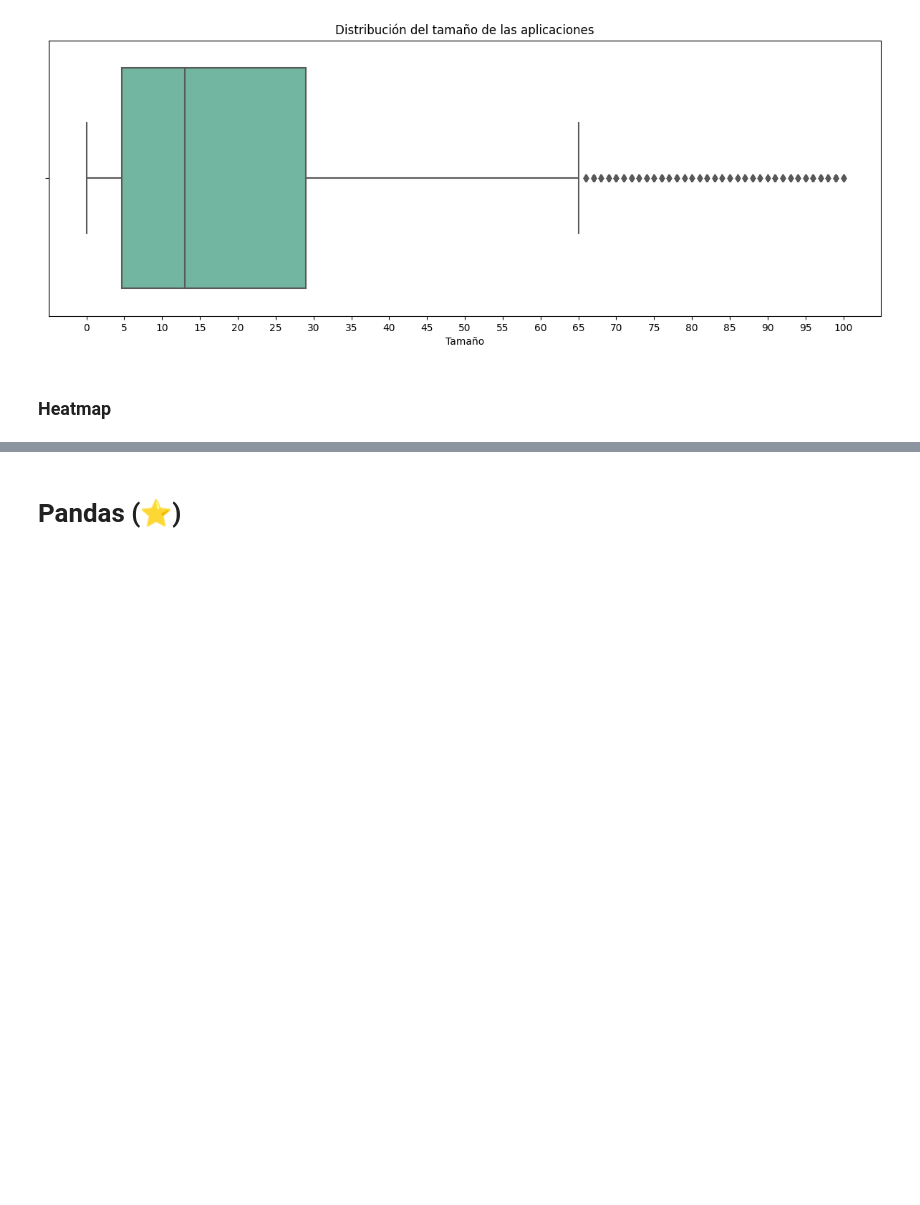
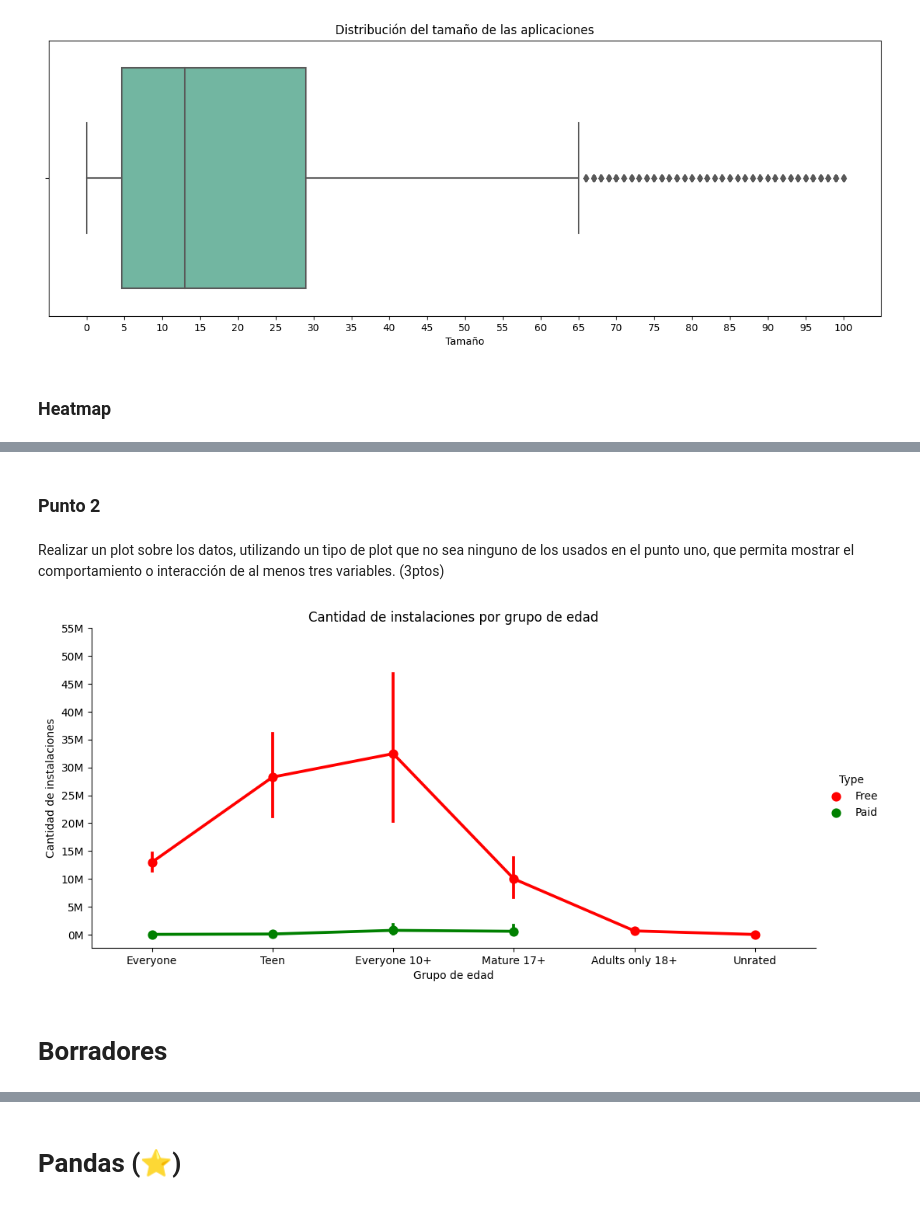
Before and after one commit to fernk01/Orga_Datos, a Jupyter notebook: tps/tp1/tp1.ipynb, the cells around one changed output, grey strips where cells are left out. Drawn from its saved outputs; the diff is of its cells as text; code cells hidden in the pictures; blank space fills up the shorter version.

```diff
--- a/tps/tp1/tp1.ipynb
+++ b/tps/tp1/tp1.ipynb
@@ -230,0 +239,16 @@ plt.show()
+# %% [markdown]
+### Punto 2
+# %% [markdown]
+Realizar un plot sobre los datos, utilizando un tipo de plot que no sea ninguno de los usados en el punto uno, que permita mostrar el comportamiento o interacción de al menos tres variables. (3ptos)
+# %%
+sns.catplot(data=df_app, x="Content Rating", y="Installs", hue="Type", kind="point", height=5, aspect=2, palette=['r', 'g'])
+plt.title("Cantidad de instalaciones por grupo de edad")
+plt.xlabel("Grupo de edad")
+plt.ylabel("Cantidad de instalaciones")
+plt.yticks(np.arange(0, 6e7, step=0.5e7))
+plt.gca().yaxis.set_major_formatter(lambda x, _: '{:0.0f}M'.format(x/1e6))
+plt.show()
+# %% [output]
+[figure, added]
+# %% [markdown]
+# Borradores
```
Also changed, not shown: parts of 16 cells of this notebook.
